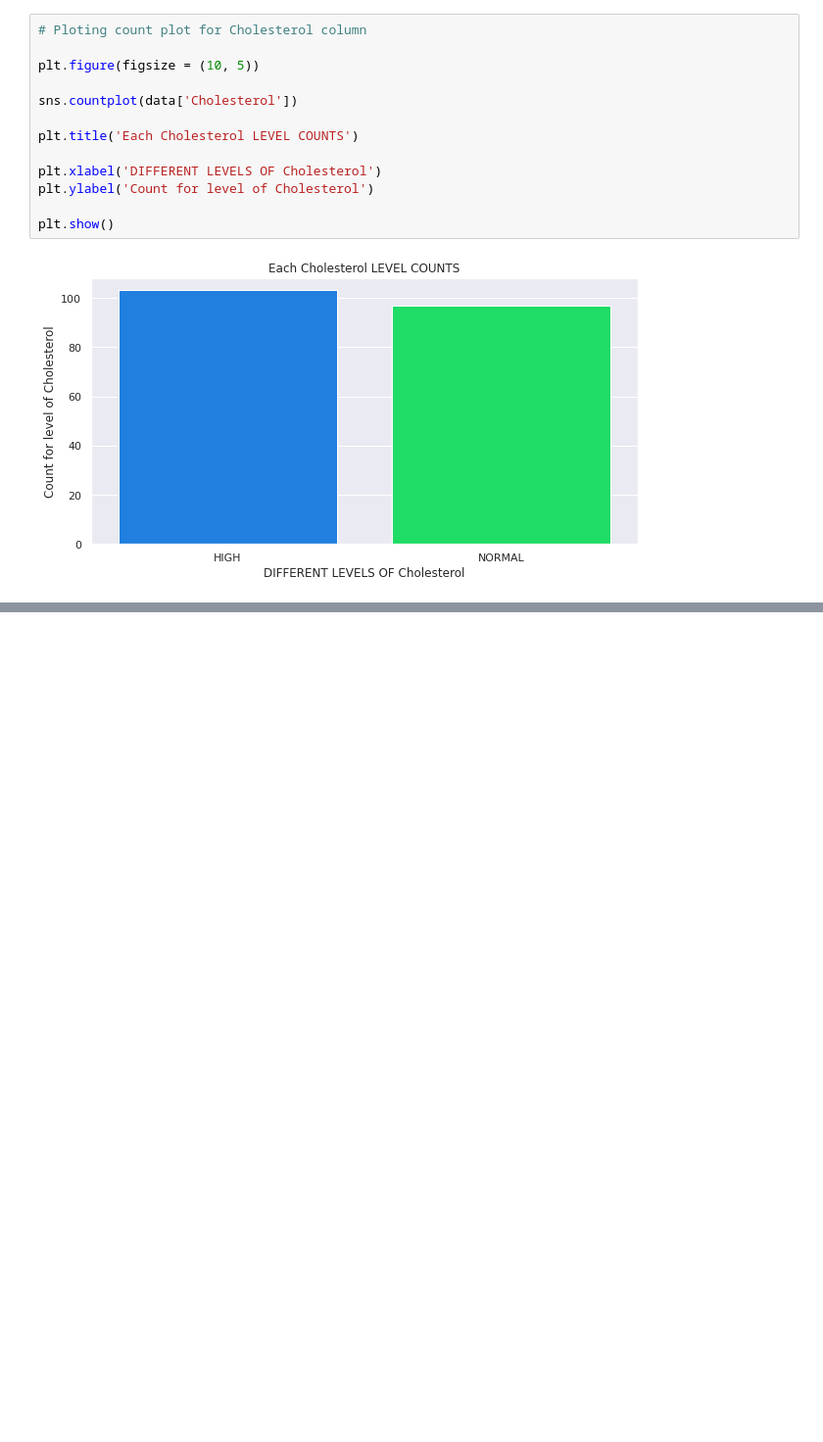
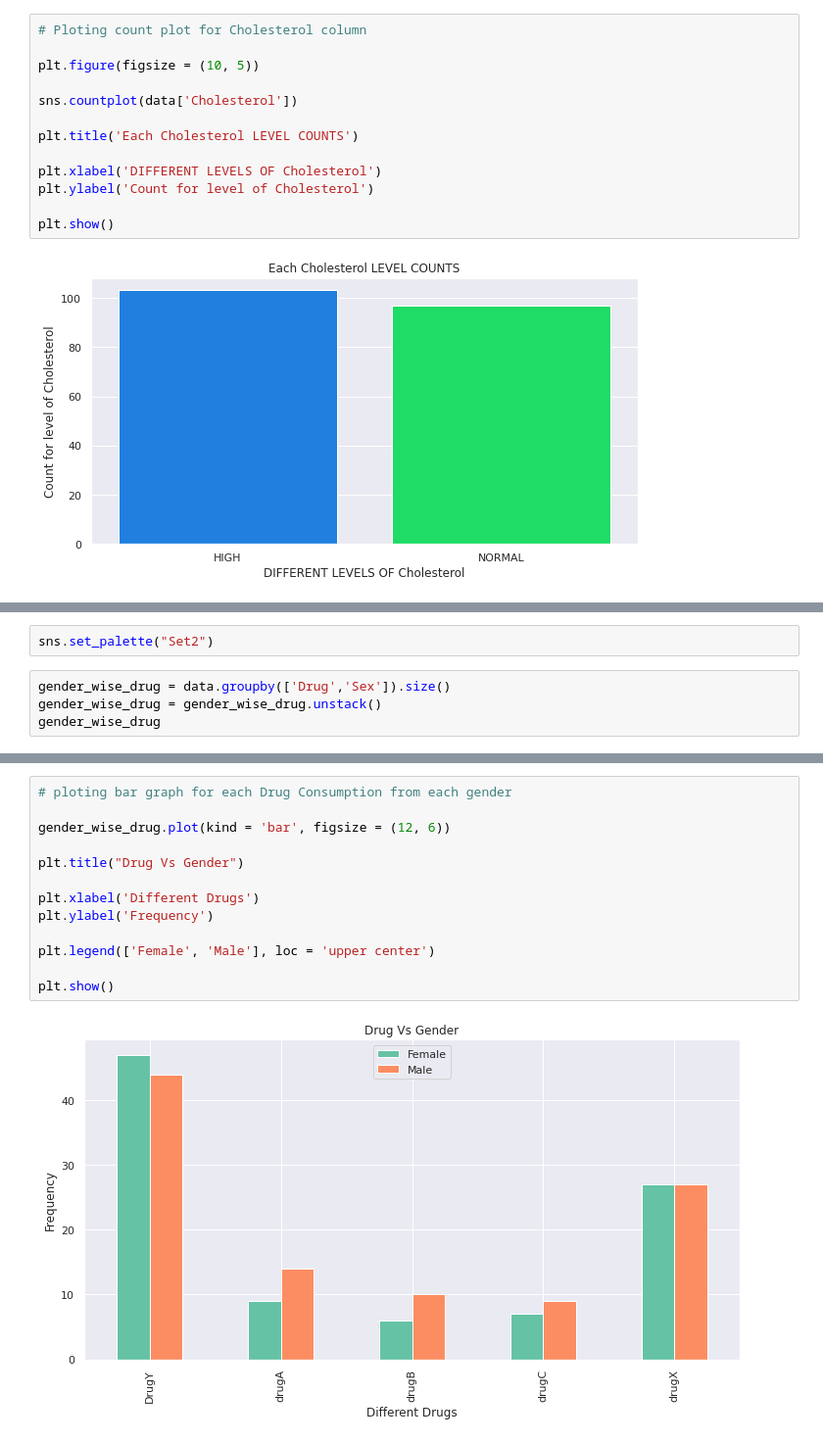
Before and after one commit to dsankush/Drug-Analysis, a Jupyter notebook: Drug_Analysis.ipynb, the cells around one changed output, grey strips where cells are left out. Shown at 98% size. Saved outputs shown, nothing was run; the diff lists cells and outputs as text; blank space fills up the shorter version.

```diff
--- a/Drug_Analysis.ipynb
+++ b/Drug_Analysis.ipynb
@@ -368,0 +448,6 @@ plt.show()
+# %%
+sns.set_palette("Set2")
+# %%
+gender_wise_drug = data.groupby(['Drug','Sex']).size()
+gender_wise_drug = gender_wise_drug.unstack()
+gender_wise_drug
@@ -368,0 +462,15 @@ plt.show()
+# %%
+# ploting bar graph for each Drug Consumption from each gender
+
+gender_wise_drug.plot(kind = 'bar', figsize = (12, 6))
+
+plt.title("Drug Vs Gender")
+
+plt.xlabel('Different Drugs')
+plt.ylabel('Frequency')
+
+plt.legend(['Female', 'Male'], loc = 'upper center')
+
+plt.show()
+# %% [output]
+[figure, added]
```
Also changed, not shown: parts of 60 cells of this notebook.
